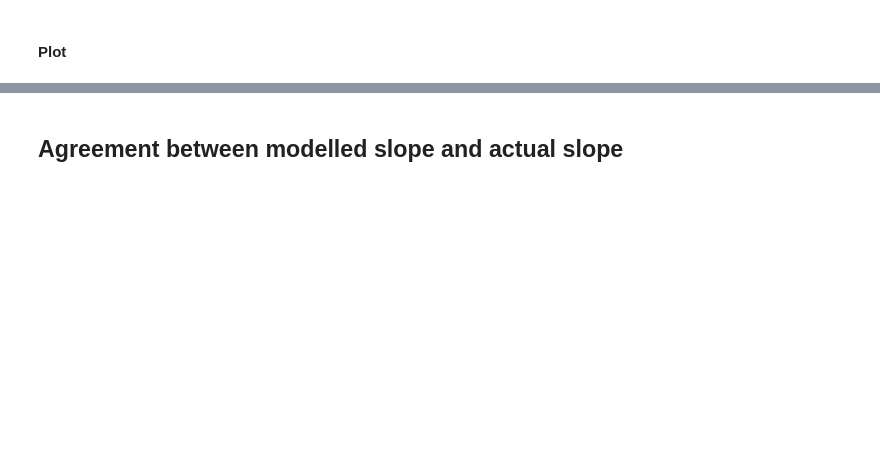
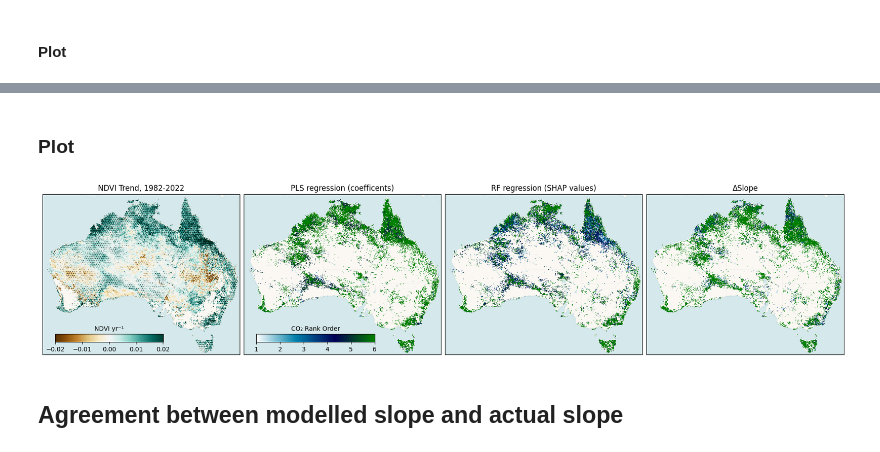
Before and after one commit to cbur24/Aus_CO2_fertilisation, a Jupyter notebook: notebooks/3_Summarise_perpixel_attribution.ipynb, the cells around one changed output, grey strips where cells are left out. Cells and saved outputs as stored; diff of their text form; code cells hidden in the pictures; blank space fills up the shorter version.

```diff
--- a/notebooks/3_Summarise_perpixel_attribution.ipynb
+++ b/notebooks/3_Summarise_perpixel_attribution.ipynb
@@ -147,3 +125,63 @@ fig.savefig(f'/g/data/os22/chad_tmp/Aus_CO2_fertilisation/results/figs/attributi
+# %%
+rank_co2_delta_slope = p_attribution_delta_slope['delta_slope'].rank('feature').sel(feature='co2')
+rank_co2_pls = p_attribution_pls['PLS_coefficent'].rank('feature').sel(feature='co2')
+rank_co2_ml = p_attribution_ml['importance'].rank('feature').sel(feature='co2')
+# %% [markdown]
+### Plot
+# %%
+dss = [
+    '',rank_co2_pls, rank_co2_ml, rank_co2_delta_slope
+]
+
+names = ['','PLS regression (coefficents)', 'RF regression (SHAP values)', u'ΔSlope']
+variables = ['','PLS_coefficent', 'importance','delta_slope']
+cmap = 'ocean_r'
+
+fig,axes=plt.subplots(1,4,figsize=(18,5),layout='constrained', sharey=True)
+
+im = p_trends.slope.plot(add_colorbar=False,ax=axes[0], add_labels=False, cmap='BrBG', robust=True)
+
+lons, lats = np.meshgrid(p_trends.longitude, p_trends.latitude)
+sig_area = np.where(p_trends['p_value'] <= 0.1)
+axes[0].hexbin(x=lons[sig_area].reshape(-1),
+         y=lats[sig_area].reshape(-1),
+         C=p_trends['slope'].where(p_trends['p_value'] <= 0.1).data[sig_area].reshape(-1),
+         hatch='....',
+         alpha=0,
+         gridsize=(400,400)
+        )
+
+ctx.add_basemap(axes[0], source=ctx.providers.CartoDB.VoyagerNoLabels, crs='EPSG:4326', attribution='', attribution_size=1)
+axes[0].axes.get_xaxis().set_ticks([])
+axes[0].axes.get_yaxis().set_ticks([])
+if 'NDVI' in data_product:
+    axes[0].set_title('NDVI Trend, 1982-2022')
+else:
+    axes[0].set_title('GPP Trend, 1982-2022')
+axins1 = inset_axes(axes[0],width="55%",height="5%",loc="lower left", borderpad=2)
+cbar = fig.colorbar(im, cax=axins1 ,orientation='horizontal')
+
+if 'NDVI' in data_product:
+    cbar.ax.set_title('NDVI yr⁻¹', fontsize=10)
+else:
+    cbar.ax.set_title('GPP gC m\N{SUPERSCRIPT TWO} yr⁻¹', fontsize=10)
+
+for ds,n,vars,ax,i in zip(dss,names,variables, axes.ravel(),range(len(dss))):
+    if i>0:
+        im = ds.plot(add_colorbar=False,ax=ax, add_labels=False, cmap=cmap)
+        ctx.add_basemap(ax, source=ctx.providers.CartoDB.VoyagerNoLabels, crs='EPSG:4326', attribution='', attribution_size=1)
+        ax.set_title(n)
+        ax.axes.get_xaxis().set_ticks([])
+        ax.axes.get_yaxis().set_ticks([])
+        if 'PLS' in n:
+            axins1 = inset_axes(ax,width="60%",height="5%",loc="lower left", borderpad=2)
+            cbar = fig.colorbar(im, cax=axins1, ticks=range(1,7),orientation='horizontal')
+            cbar.ax.set_title('CO\u2082 Rank Order', fontsize=10)
+
+fig.savefig(f'/g/data/os22/chad_tmp/Aus_CO2_fertilisation/results/figs/CO2_rank order_attribution_{data_product}.png',
+            bbox_inches='tight', dpi=300)
+# %% [output]
+[figure, added]
 # %% [markdown]
 ## Agreement between modelled slope and actual slope
 # %%
```
Also changed, not shown: parts of 9 cells of this notebook, 13 other files.
